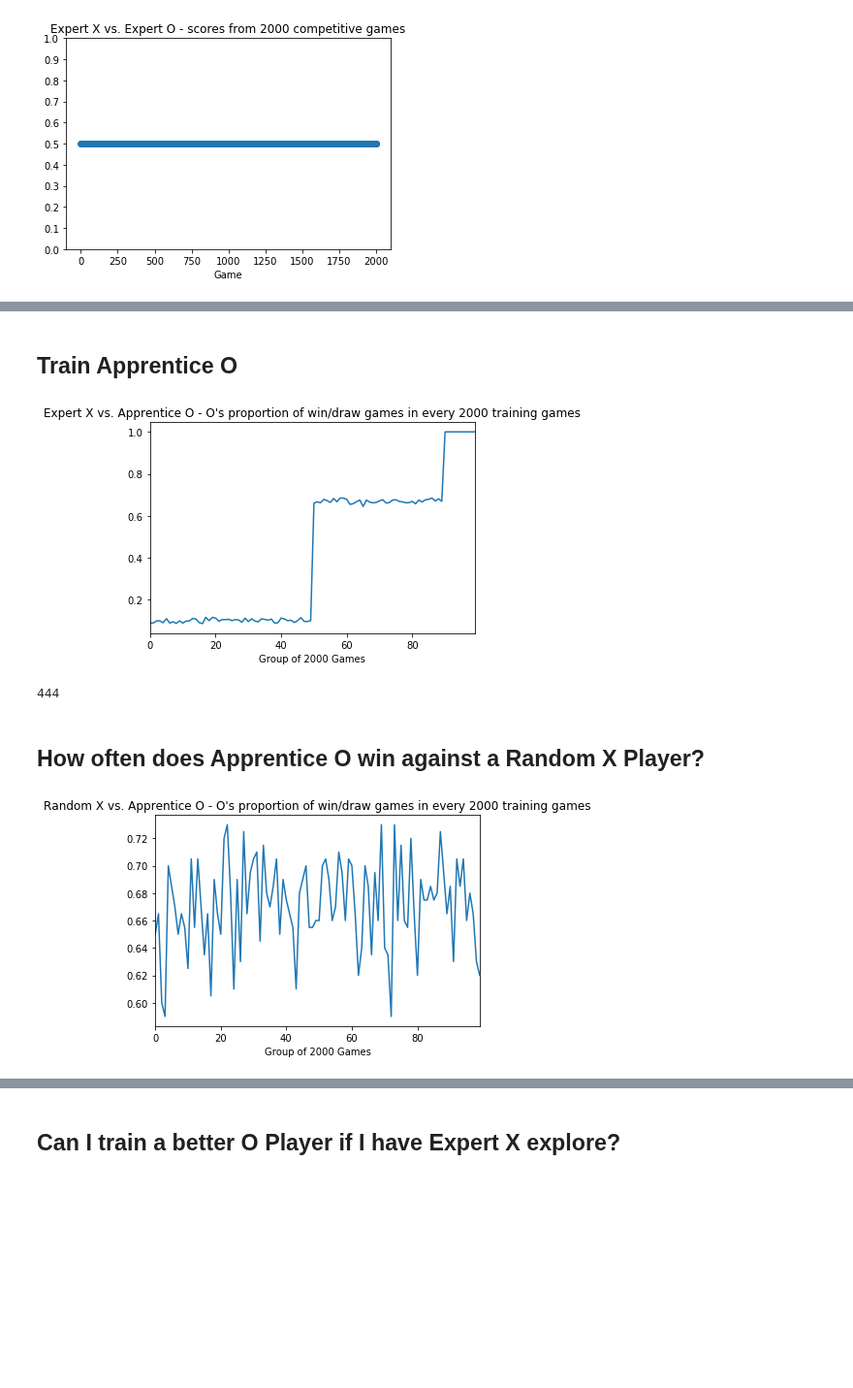
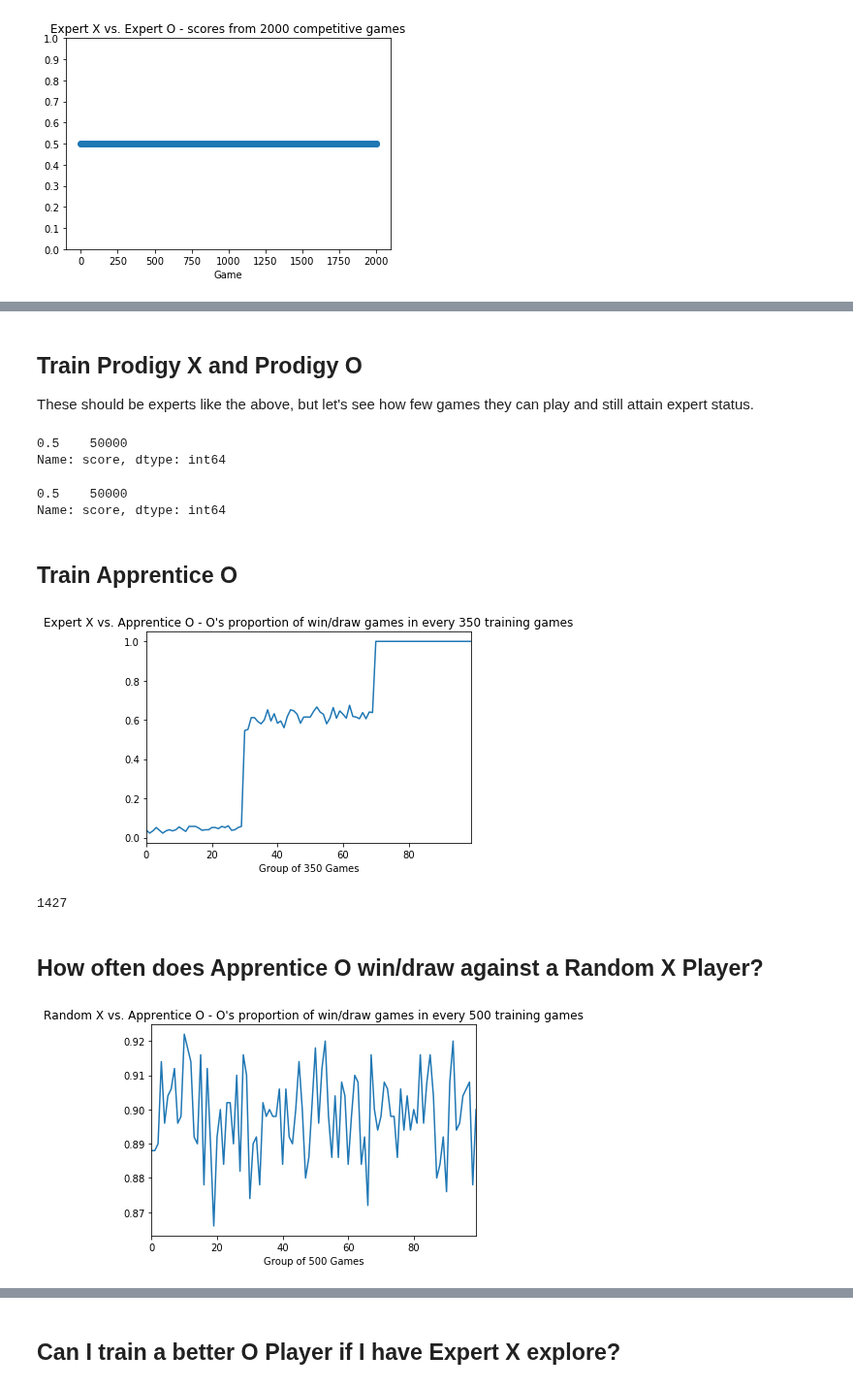
Before and after one commit to zeromh/tic_tac_toe_RI, a Jupyter notebook: demo.ipynb, the cells around one changed output, grey strips where cells are left out. Shown at 97% size. Drawn from its saved outputs; the diff is of its cells as text; code cells hidden in the pictures; blank space fills up the shorter version.

```diff
--- a/demo.ipynb
+++ b/demo.ipynb
@@ -6,6 +6,8 @@ import matplotlib.pyplot as plt
 import pandas as pd
 
 %matplotlib inline
+# %%
+n_plot_groups = 100
 # %% [markdown]
 ## Train Expert X and Expert O
 # %%
@@ -67,3 +88,6 @@ Name: score, dtype: float64
 # randomX_expertO_game.reset()
 # randomX_expertO_game.set_print(True)
 # randomX_expertO_game.play()
+# %% [markdown]
+## Train Prodigy X and Prodigy O
+These should be experts like the above, but let's see how few games they can play and still attain expert status.
@@ -70,5 +120,15 @@ Name: score, dtype: float64
+# %%
+expertX_prodigyO_scores.score.value_counts()
+# %% [output]
+0.5    50000
+Name: score, dtype: int64
+# %%
+prodigyX_expertO_scores.score.value_counts()
+# %% [output]
+0.5    50000
+Name: score, dtype: int64
 # %% [markdown]
 ## Train Apprentice O
 # %%
-apprenticeO = ttt_player('computer', 'O', epsilon=.9)
+apprenticeO = ttt_player('computer', 'O', epsilon=.9, alpha=.6)
 # %%
@@ -76,30 +139,35 @@ expertX_apprenticeO_training_game = train_computer_players(expertX, apprenticeO,
 expertX_apprenticeO_scores, expertX_apprenticeO_scores_agg = \
     compute_player_stats(expertX_apprenticeO_training_game, 'playerO')
 # %%
+games_per_group = int(n_games/float(n_plot_groups))
 expertX_apprenticeO_scores_agg.plot()
-plt.title('Expert X vs. Apprentice O - O\'s proportion of win/draw games in every 2000 training games')
-plt.xlabel('Group of 2000 Games');
+plt.title('Expert X vs. Apprentice O - O\'s proportion of win/draw games in every {} training games'\
+          .format(games_per_group))
+plt.xlabel('Group of {} Games'.format(games_per_group));
 # %% [output]
-[figure, old version]
+[figure, new version]
 # %%
 len(apprenticeO.policy)
 # %% [output]
-444
+1427
 # %% [markdown]
-## How often does Apprentice O win against a Random X Player?
+## How often does Apprentice O win/draw against a Random X Player?
 # %%
 apprenticeO.set_alpha(0)
 apprenticeO.set_epsilon(0)
 # %%
-randomX_apprenticeO_game = train_computer_players(randomX, apprenticeO, n_games=20000,
+n_games = 50000
+randomX_apprenticeO_game = train_computer_players(randomX, apprenticeO, n_games=n_games,
                                               adj_pO_epsilon=False, adj_pX_epsilon=False)
 randomX_apprenticeO_scores, randomX_apprenticeO_scores_agg = compute_player_stats(randomX_apprenticeO_game, 'playerO')
 # %%
+games_per_group = int(n_games/float(n_plot_groups))
 randomX_apprenticeO_scores_agg.plot()
-plt.title('Random X vs. Apprentice O - O\'s proportion of win/draw games in every 2000 training games')
-plt.xlabel('Group of 2000 Games');
+plt.title('Random X vs. Apprentice O - O\'s proportion of win/draw games in every {} training games'\
+          .format(games_per_group))
+plt.xlabel('Group of {} Games'.format(games_per_group));
 # %% [output]
-[figure, old version]
+[figure, new version]
 # %%
 randomX_apprenticeO_scores.score.value_counts(normalize=True)
 # %% [output]
```
Also changed, not shown: parts of 23 cells of this notebook, 2 other files.
